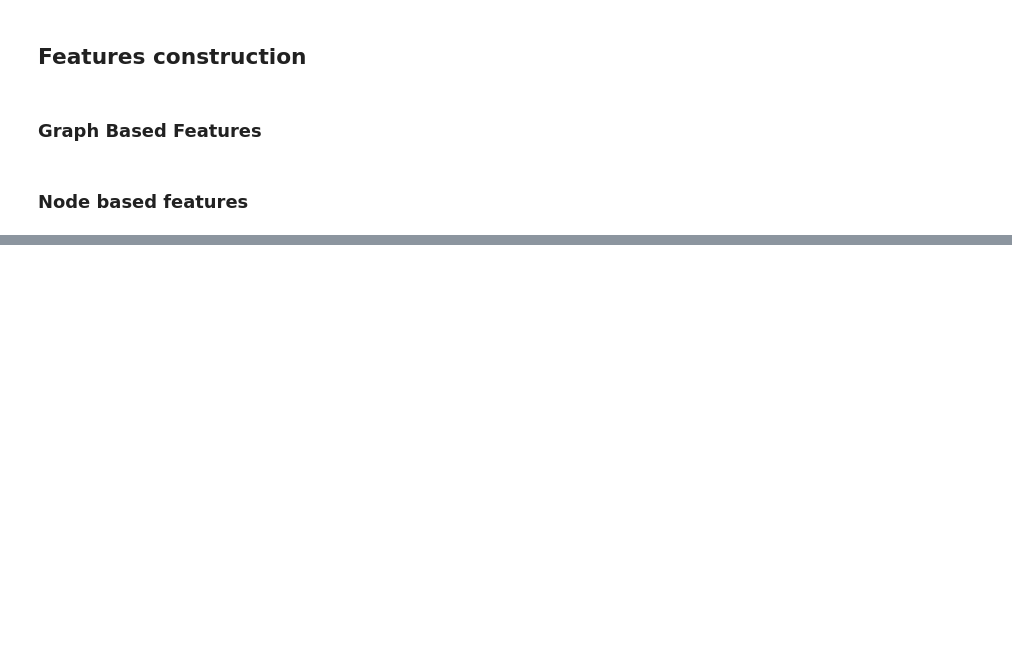
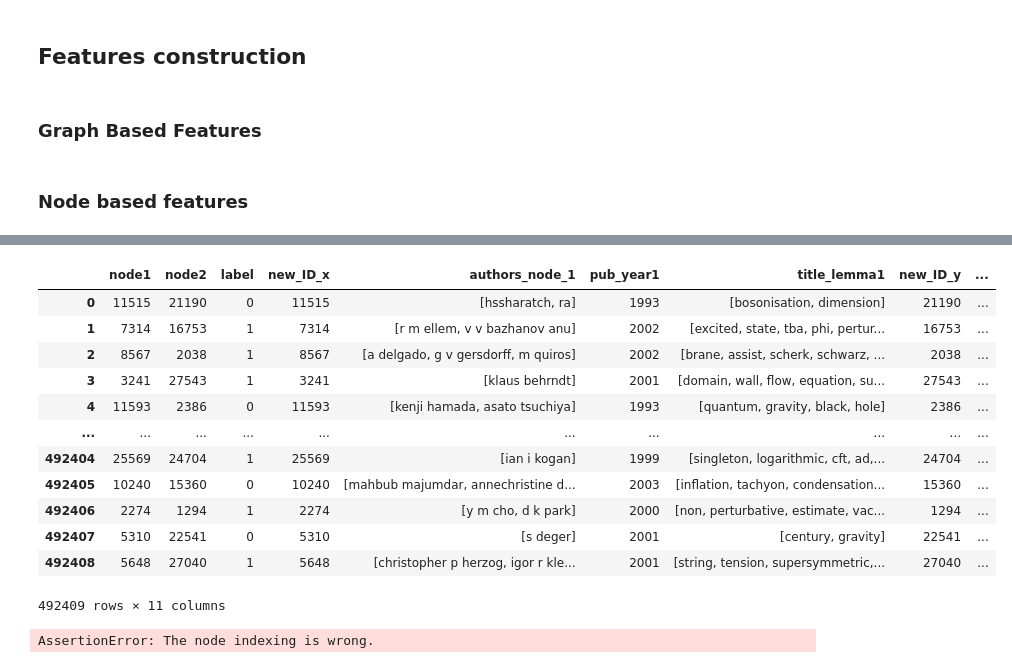
Before and after one commit to timrio/MLNS_Kaggle_Challenge, a Jupyter notebook: notebook_tim_explo.ipynb, the cells around one changed output, grey strips where cells are left out. Cells and saved outputs as stored; diff of their text form; code cells hidden in the pictures; blank space fills up the shorter version.

```diff
--- a/notebook_tim_explo.ipynb
+++ b/notebook_tim_explo.ipynb
@@ -174,4 +186,8 @@ information_df.authors = information_df.authors.apply(lambda x:x.split(","))
 # %% [markdown]
 ### Titles
 # %%
-information_df['title_lemma'] = information_df.title.apply(lambda x: [token.lemma_ for token in spacy_nlp(x) if not token.is_punct if not token.is_digit if not token.is_stop])
+if os.path.isfile("Data/processed_data/information.csv"):
+    information_df = pickle.load(open("Data/processed_data/information.csv",'rb'))
+else:
+    information_df['title_lemma'] = information_df.title.apply(lambda x: [token.lemma_ for token in spacy_nlp(x) if not token.is_punct if not token.is_digit if not token.is_stop])
+    pickle.dump(information_df, open("Data/processed_data/information.csv",'wb'))
@@ -248,5 +258,11 @@ else:
     pickle.dump(representant_dict, open('Data/processed_data/representant_dict.pkl','wb'))
 # %%
 # set each name to its representant value
-information_df['author_representant'] = information_df.authors.apply(lambda x: [representant_dict[auth.strip().lower().translate(str.maketrans('', '', string.punctuation))] for auth in x])
+information_df.authors = information_df.authors.apply(lambda x: [representant_dict[auth.strip().lower().translate(str.maketrans('', '', string.punctuation))] for auth in x])
+# %%
+# create a unique index for each author
+representants_list = list(set(representant_dict.values()))
+authors2idx = {k: v for v, k in enumerate(representants_list)}
+
+information_df["authors_id"] = information_df.authors.apply(lambda x: [authors2idx[auth] for auth in x])
 # %%
@@ -340,15 +343,21 @@ else:
     pickle.dump(abstracts_embeddings, open('Data/processed_data/abstracts_embeddings.pkl','wb'))
 # %%
-### Common authors
-authors_information_df = information_df[['ID','author_representant']]
+### Common authors, delta publication year, common words in titles
+useful_information_df = information_df[['new_ID','author_representant','pub_year', 'title_lemma']]
 
 # prepare data frame for common authors computation
 common_authors_df = (train_set
-.merge(authors_information_df, how ='left', left_on = ['node1'], right_on = ['ID'])
-.rename(columns = {'author_representant':'authors_node_1'})
-.merge(authors_information_df, how ='left', left_on = ['node2'], right_on = ['ID'])
-.rename(columns = {'author_representant':'authors_node_2'})
+.merge(useful_information_df, how ='left', left_on = ['node1'], right_on = ['new_ID'])
+.rename(columns = {'author_representant':'authors_node_1', 'pub_year':'pub_year1', 'title_lemma':'title_lemma1'})
+.merge(useful_information_df, how ='left', left_on = ['node2'], right_on = ['new_ID'])
+.rename(columns = {'author_representant':'authors_node_2', 'pub_year':'pub_year2', 'title_lemma':'title_lemma2'})
 )
 
-#  compute common auhtors
+#  compute common authors
 train_set['common_authors'] = common_authors_df.apply(lambda x:set(x.authors_node_1)&set(x.authors_node_2),axis = 1)
+
+#  compute common words in titles
+train_set['common_title_words'] = common_authors_df.apply(lambda x:set(x.title_lemma1)&set(x.title_lemma2),axis = 1)
+
+# compute delta publication year
+train_set['delta_publication'] = common_authors_df.apply(lambda x:np.abs(x.pub_year2 - x.pub_year1),axis = 1)
@@ -354,0 +380,16 @@ train_set['common_authors'] = common_authors_df.apply(lambda x:set(x.authors_nod
+# %%
+common_authors_df
+# %% [output]
+|  | node1 | node2 | label | new_ID_x | authors_node_1 | pub_year1 | title_lemma1 | new_ID_y | ... |
+| 0 | 11515 | 21190 | 0 | 11515 | [hssharatch, ra] | 1993 | [bosonisation, dimension] | 21190 | ... |
+| 1 | 7314 | 16753 | 1 | 7314 | [r m ellem, v v bazhanov anu] | 2002 | [excited, state, tba, phi, pertur... | 16753 | ... |
+| 2 | 8567 | 2038 | 1 | 8567 | [a delgado, g v gersdorff, m quiros] | 2002 | [brane, assist, scherk, schwarz, ... | 2038 | ... |
+| 3 | 3241 | 27543 | 1 | 3241 | [klaus behrndt] | 2001 | [domain, wall, flow, equation, su... | 27543 | ... |
+| 4 | 11593 | 2386 | 0 | 11593 | [kenji hamada, asato tsuchiya] | 1993 | [quantum, gravity, black, hole] | 2386 | ... |
+| ... | ... | ... | ... | ... | ... | ... | ... | ... | ... |
+| 492404 | 25569 | 24704 | 1 | 25569 | [ian i kogan] | 1999 | [singleton, logarithmic, cft, ad,... | 24704 | ... |
+| 492405 | 10240 | 15360 | 0 | 10240 | [mahbub majumdar, annechristine d... | 2003 | [inflation, tachyon, condensation... | 15360 | ... |
+| 492406 | 2274 | 1294 | 1 | 2274 | [y m cho, d k park] | 2000 | [non, perturbative, estimate, vac... | 1294 | ... |
+| 492407 | 5310 | 22541 | 0 | 5310 | [s deger] | 2001 | [century, gravity] | 22541 | ... |
+| 492408 | 5648 | 27040 | 1 | 5648 | [christopher p herzog, igor r kle... | 2001 | [string, tension, supersymmetric,... | 27040 | ... |
+492409 rows × 11 columns
@@ -356,10 +407,12 @@ train_set['common_authors'] = common_authors_df.apply(lambda x:set(x.authors_nod
 ### authors embedding leveraging author graphs (random walk for instance)
 
 ### Node2Vec
-if os.path.isfile('Data/processed_data/articles_node2vec_embeddings.pkl'):
-    articles_node2vec_embeddings = pickle.load(open('Data/processed_data/articles_node2vec_embeddings.pkl', 'rb'))
+if os.path.isfile('Data/processed_data/authors_node2vec_embeddings.pkl'):
+    authors_node2vec_embeddings = pickle.load(open('Data/processed_data/authors_node2vec_embeddings.pkl', 'rb'))
 else:
-    node2vec_authors = Node2Vec(G_authors, dimensions=32, walk_length=8, num_walks=200, workers=1, p=1, q=1)
-    model_authors = node2vec_authors.fit(window=5, min_count=1, batch_words=4)
-    articles_node2vec_embeddings = model_authors.wv
-    pickle.dump(articles_node2vec_embeddings, open('Data/processed_data/articles_node2vec_embeddings.pkl', 'wb'))
+    node2vec_authors = Node2Vec(walk_length=15)
+    node2vec_authors.fit(G_authors)
+    authors_node2vec_embeddings = node2vec_authors.get_embedding()
+    pickle.dump(authors_node2vec_embeddings, open('Data/processed_data/authors_node2vec_embeddings.pkl', 'wb'))
+# %% [output]
+AssertionError: The node indexing is wrong.
```
Also changed, not shown: parts of 23 cells of this notebook.
